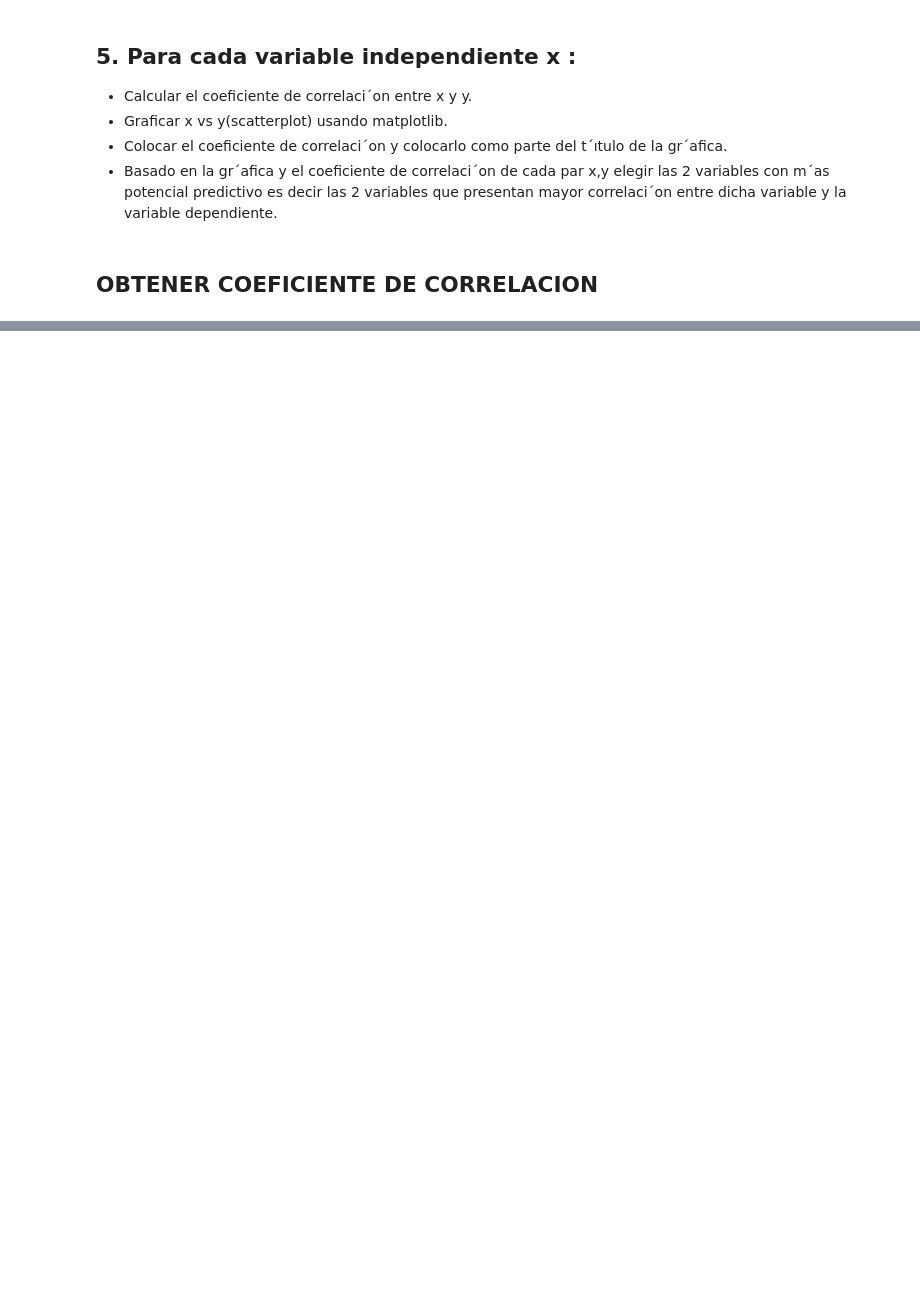
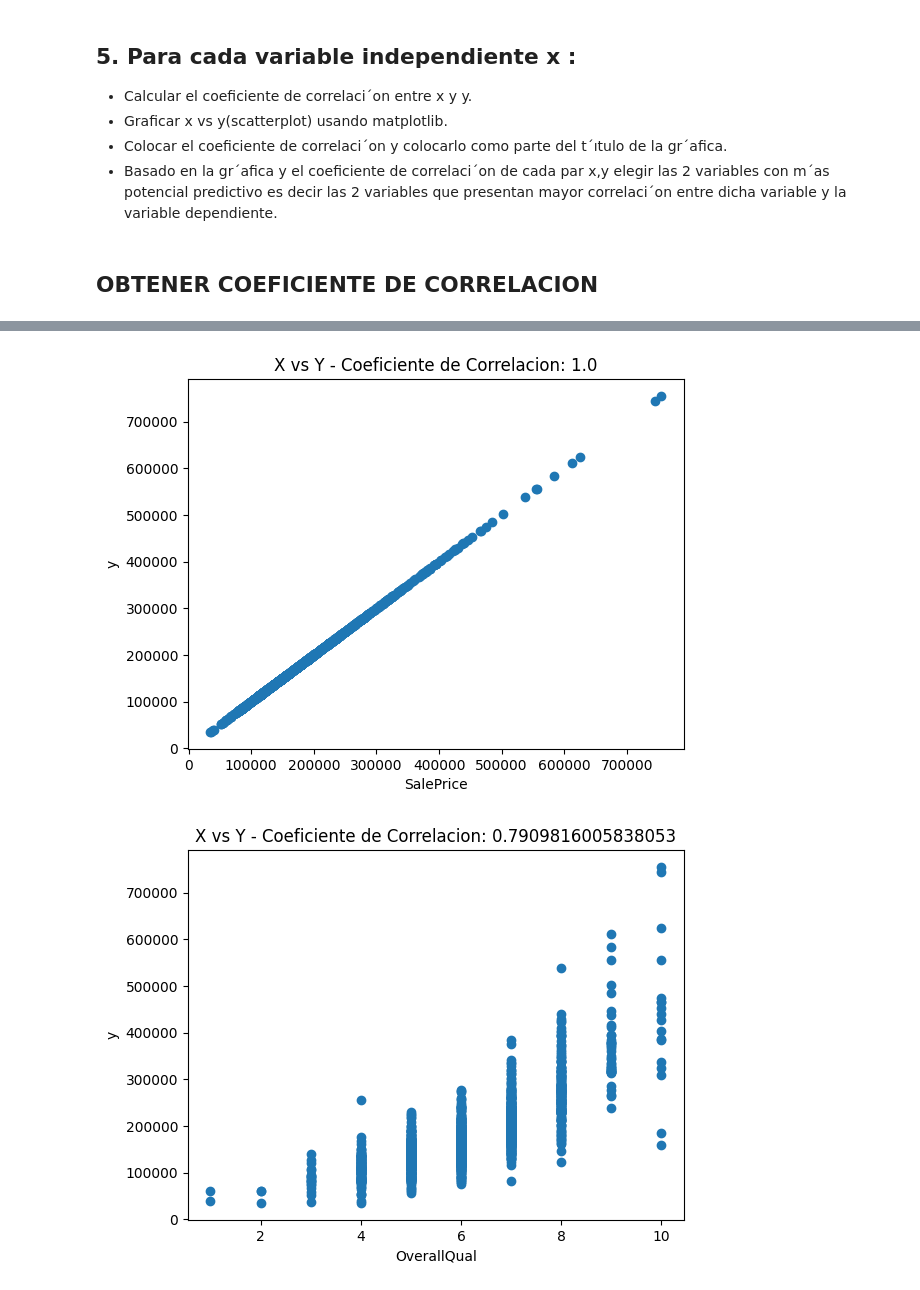
Before and after one commit to brandonfuentes97/proyecto_final_regresion, a Jupyter notebook: proyecto_regresion_cd.ipynb, the cells around one changed output, grey strips where cells are left out. Cells and saved outputs as stored; diff of their text form; code cells hidden in the pictures; blank space fills up the shorter version.

```diff
--- a/proyecto_regresion_cd.ipynb
+++ b/proyecto_regresion_cd.ipynb
@@ -131,11 +129,17 @@ Name: SalePrice, dtype: float64
 # %%
 def displayGraphicsScatterplot(df):
     df_corr = df.corr().iloc[0]
 
     columnas = df.columns.values
     for i in columnas:
-        plt.scatter(df_t[i], df_t['SalePrice'])
+        plt.scatter(df[i], df['SalePrice'])
         plt.title(f"X vs Y - Coeficiente de Correlacion: {df_corr[i]}")
         plt.xlabel(i)
         plt.ylabel('y')
         plt.show()
+
+
+displayGraphicsScatterplot(df_data)
+# %% [output]
+[figure, added]
+[figure, added]
```
Also changed, not shown: parts of 21 cells of this notebook.
